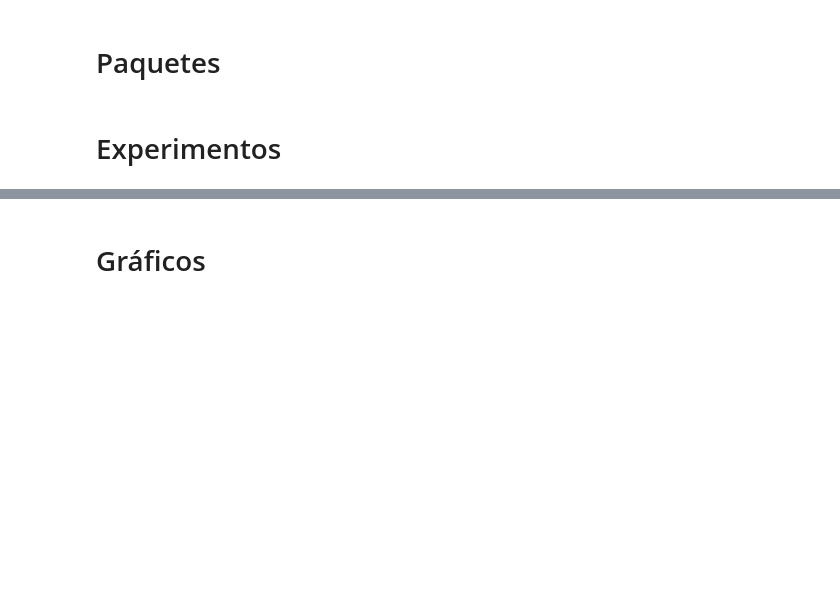
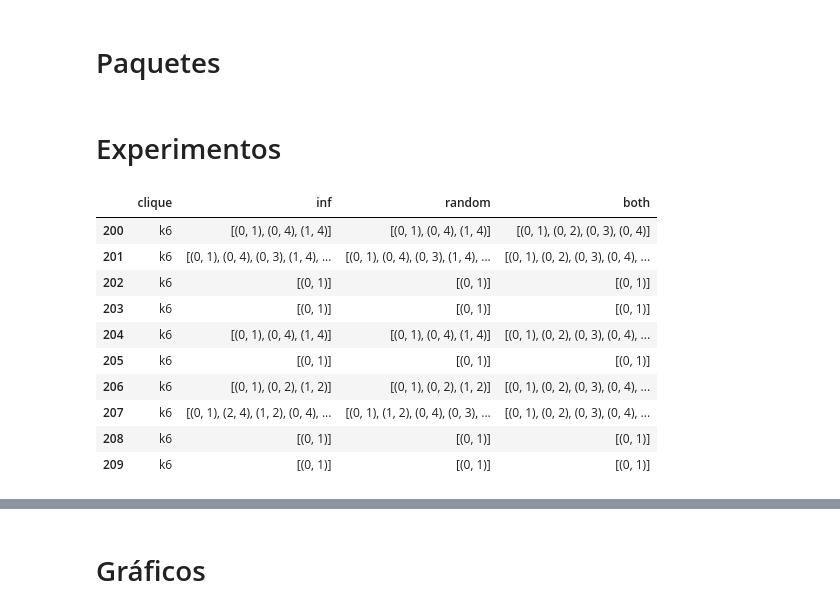
Before and after one commit to clazo2018/OPD-problem-, a Jupyter notebook: Experiments.ipynb, the cells around one changed output, grey strips where cells are left out. Saved outputs shown, nothing was run; the diff lists cells and outputs as text; code cells hidden in the pictures; blank space fills up the shorter version.

```diff
--- a/Experiments.ipynb
+++ b/Experiments.ipynb
@@ -115,3 +149,18 @@ cert_dict_unbounded_non_homogeneous = {'clique': clique, 'inf': inf, 'random': r
+# %%
+df_unbounded_homogeneous = pd.DataFrame(cert_dict_unbounded_non_homogeneous)
+df_unbounded_homogeneous[df_unbounded_homogeneous['clique']=='k6'].head(10)
+# %% [output]
+|  | clique | inf | random | both |
+| 200 | k6 | [(0, 1), (0, 4), (1, 4)] | [(0, 1), (0, 4), (1, 4)] | [(0, 1), (0, 2), (0, 3), (0, 4)] |
+| 201 | k6 | [(0, 1), (0, 4), (0, 3), (1, 4), ... | [(0, 1), (0, 4), (0, 3), (1, 4), ... | [(0, 1), (0, 2), (0, 3), (0, 4), ... |
+| 202 | k6 | [(0, 1)] | [(0, 1)] | [(0, 1)] |
+| 203 | k6 | [(0, 1)] | [(0, 1)] | [(0, 1)] |
+| 204 | k6 | [(0, 1), (0, 4), (1, 4)] | [(0, 1), (0, 4), (1, 4)] | [(0, 1), (0, 2), (0, 3), (0, 4), ... |
+| 205 | k6 | [(0, 1)] | [(0, 1)] | [(0, 1)] |
+| 206 | k6 | [(0, 1), (0, 2), (1, 2)] | [(0, 1), (0, 2), (1, 2)] | [(0, 1), (0, 2), (0, 3), (0, 4), ... |
+| 207 | k6 | [(0, 1), (2, 4), (1, 2), (0, 4), ... | [(0, 1), (1, 2), (0, 4), (0, 3), ... | [(0, 1), (0, 2), (0, 3), (0, 4), ... |
+| 208 | k6 | [(0, 1)] | [(0, 1)] | [(0, 1)] |
+| 209 | k6 | [(0, 1)] | [(0, 1)] | [(0, 1)] |
 # %%
 df_unbounded_non_homogeneous = pd.DataFrame(cert_dict_unbounded_non_homogeneous)
 df_unbounded_non_homogeneous[df_unbounded_non_homogeneous['clique']=='k6'].head(10)
```
Also changed, not shown: parts of 14 cells of this notebook, 2 other files.
